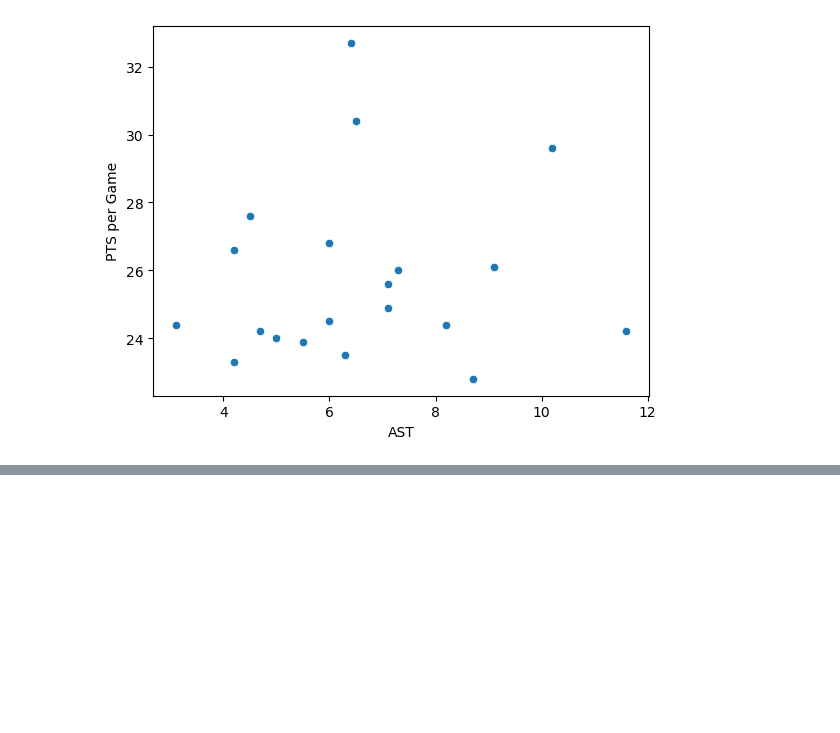
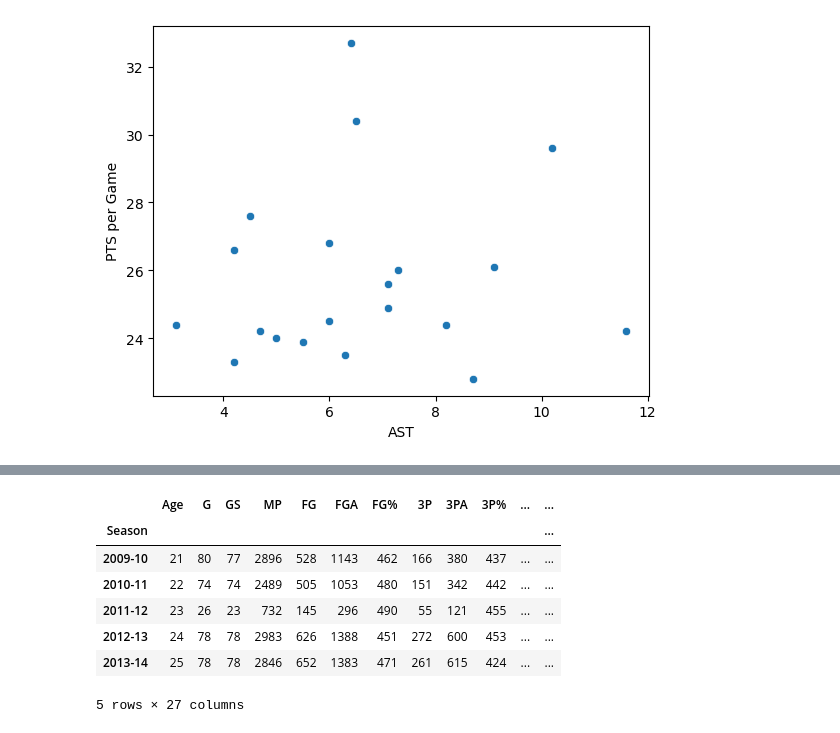
Before and after one commit to matheusmendesds/projetoPython, a Jupyter notebook: projetoNba.ipynb, the cells around one changed output, grey strips where cells are left out. Saved outputs shown, nothing was run; the diff lists cells and outputs as text; code cells hidden in the pictures; blank space fills up the shorter version.

```diff
--- a/projetoNba.ipynb
+++ b/projetoNba.ipynb
@@ -84,0 +98,12 @@ plt.show();
+# %%
+Dados = DataCurry.set_index('Season')
+Dados.head()
+# %% [output]
+|  | Age | G | GS | MP | FG | FGA | FG% | 3P | 3PA | 3P% | ... | ... |
+| Season |  |  |  |  |  |  |  |  |  |  |  | ... |
+| 2009-10 | 21 | 80 | 77 | 2896 | 528 | 1143 | 462 | 166 | 380 | 437 | ... | ... |
+| 2010-11 | 22 | 74 | 74 | 2489 | 505 | 1053 | 480 | 151 | 342 | 442 | ... | ... |
+| 2011-12 | 23 | 26 | 23 | 732 | 145 | 296 | 490 | 55 | 121 | 455 | ... | ... |
+| 2012-13 | 24 | 78 | 78 | 2983 | 626 | 1388 | 451 | 272 | 600 | 453 | ... | ... |
+| 2013-14 | 25 | 78 | 78 | 2846 | 652 | 1383 | 471 | 261 | 615 | 424 | ... | ... |
+5 rows × 27 columns
```
Also changed, not shown: parts of 3 cells of this notebook.
